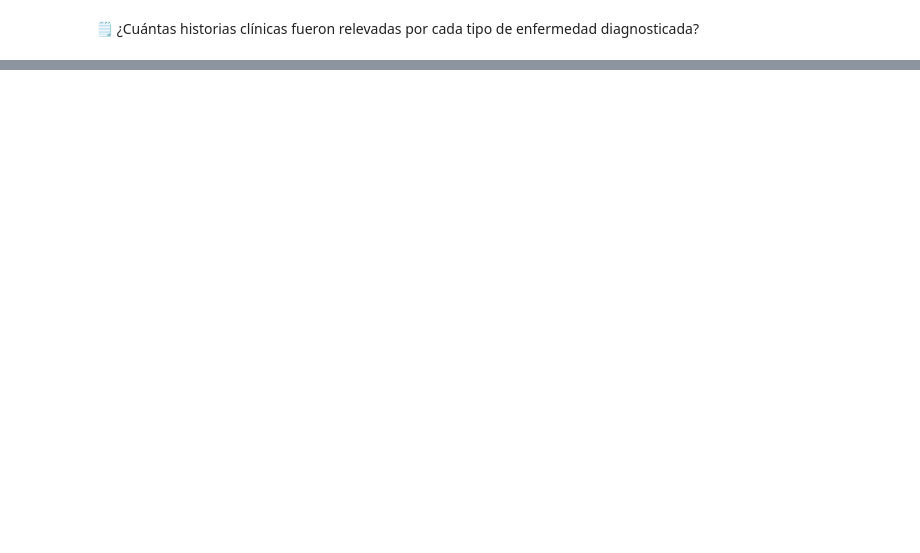
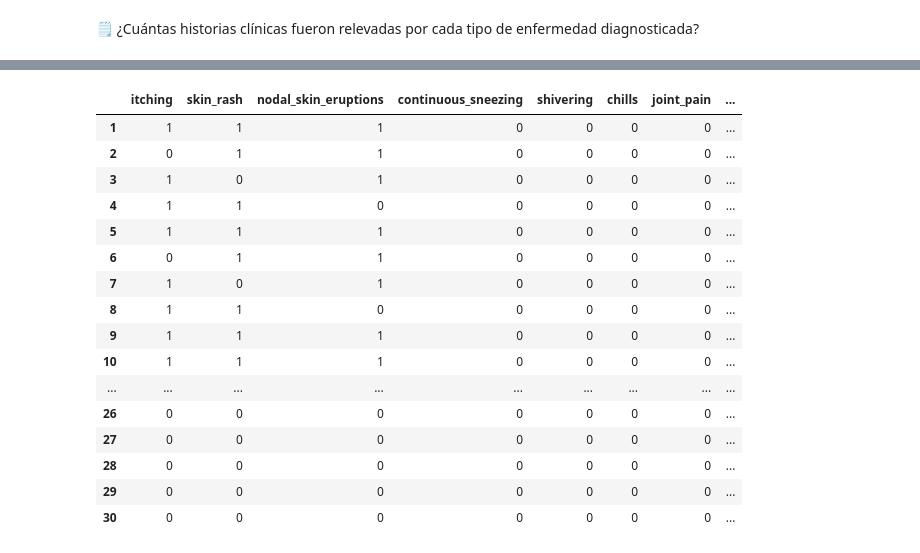
Before and after one commit to chetincho/ds_Prediccion_de_enfermedades, a Jupyter notebook: proyecto.ipynb, the cells around one changed output, grey strips where cells are left out. Drawn from its saved outputs; the diff is of its cells as text; code cells hidden in the pictures; blank space fills up the shorter version.

```diff
--- a/proyecto.ipynb
+++ b/proyecto.ipynb
@@ -253,0 +328,11 @@ Porcentajes altos de participación de un síntoma provoca que éste no sea dete
+# %%
+# Creamos una instancia del codificador
+label_encoder = LabelEncoder()
+
+# Aplicamos el codificador sobre la columna "prognosis"
+df['prognosis_encoded'] = label_encoder.fit_transform(df['prognosis'])
+
+# Mostramos la codificación
+print("🔍 Mapeo de enfermedades (prognosis):")
+for i, class_label in enumerate(label_encoder.classes_):
+    print(f"{i} → {class_label}")
@@ -253,0 +357,20 @@ Porcentajes altos de participación de un síntoma provoca que éste no sea dete
+# %%
+df.head(30)
+# %% [output]
+|  | itching | skin_rash | nodal_skin_eruptions | continuous_sneezing | shivering | chills | joint_pain | ... |
+| 1 | 1 | 1 | 1 | 0 | 0 | 0 | 0 | ... |
+| 2 | 0 | 1 | 1 | 0 | 0 | 0 | 0 | ... |
+| 3 | 1 | 0 | 1 | 0 | 0 | 0 | 0 | ... |
+| 4 | 1 | 1 | 0 | 0 | 0 | 0 | 0 | ... |
+| 5 | 1 | 1 | 1 | 0 | 0 | 0 | 0 | ... |
+| 6 | 0 | 1 | 1 | 0 | 0 | 0 | 0 | ... |
+| 7 | 1 | 0 | 1 | 0 | 0 | 0 | 0 | ... |
+| 8 | 1 | 1 | 0 | 0 | 0 | 0 | 0 | ... |
+| 9 | 1 | 1 | 1 | 0 | 0 | 0 | 0 | ... |
+| 10 | 1 | 1 | 1 | 0 | 0 | 0 | 0 | ... |
+| ... | ... | ... | ... | ... | ... | ... | ... | ... |
+| 26 | 0 | 0 | 0 | 0 | 0 | 0 | 0 | ... |
+| 27 | 0 | 0 | 0 | 0 | 0 | 0 | 0 | ... |
+| 28 | 0 | 0 | 0 | 0 | 0 | 0 | 0 | ... |
+| 29 | 0 | 0 | 0 | 0 | 0 | 0 | 0 | ... |
+| 30 | 0 | 0 | 0 | 0 | 0 | 0 | 0 | ... |
```
Also changed, not shown: parts of 51 cells of this notebook, 5 other files.
